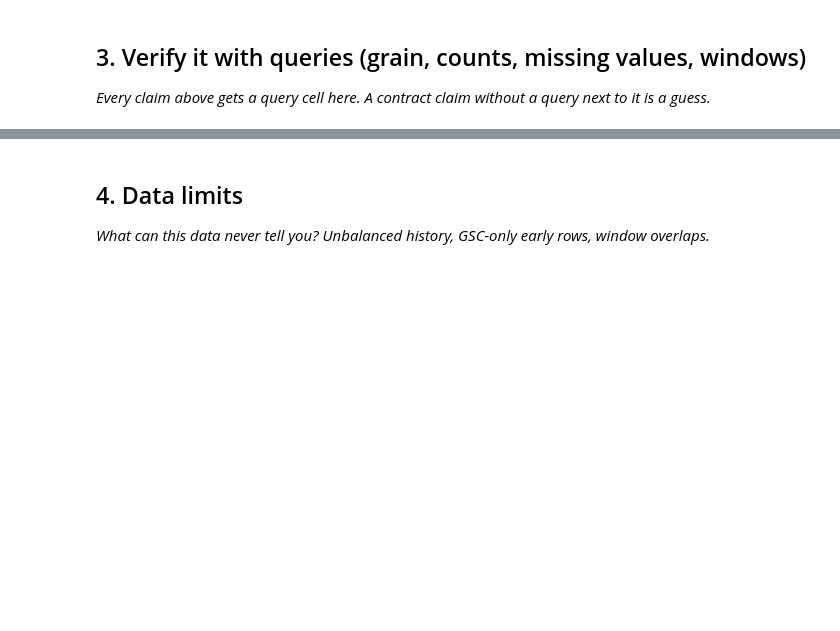
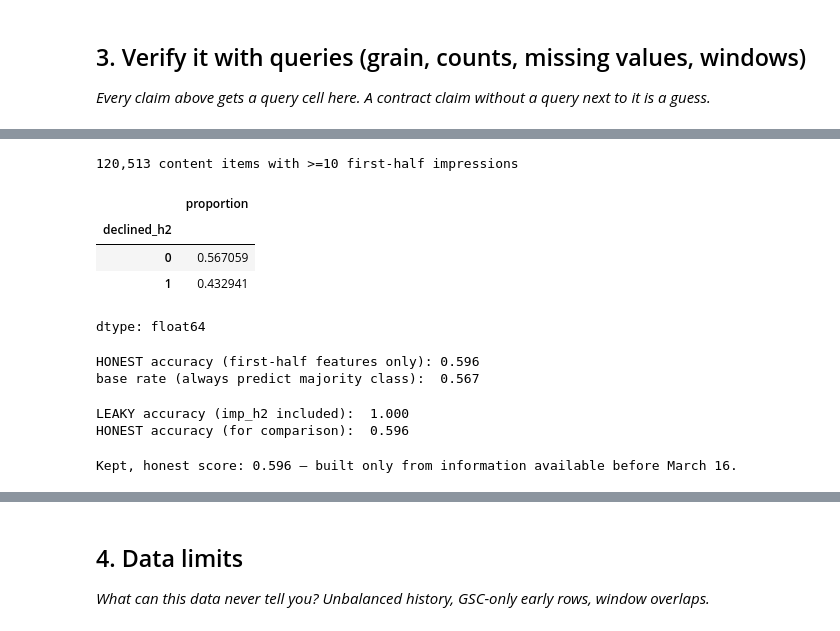
Before and after one commit to yumna-09/FlyRank-ML-Internship, a Jupyter notebook: work/notebooks/w03_data_contract.ipynb, the cells around one changed output, grey strips where cells are left out. Cells and saved outputs as stored; diff of their text form; code cells hidden in the pictures; blank space fills up the shorter version.

```diff
--- a/work/notebooks/w03_data_contract.ipynb
+++ b/work/notebooks/w03_data_contract.ipynb
@@ -29,0 +208,69 @@ This skeleton is yours to fill. Work the sections **in order** — each one has
+# %%
+halves = con.sql(f"""
+    WITH h AS (
+        SELECT
+            content_hash_id,
+            SUM(CASE WHEN report_date <= DATE '2026-03-15' THEN gsc_impressions ELSE 0 END) AS imp_h1,
+            SUM(CASE WHEN report_date <= DATE '2026-03-15' THEN gsc_clicks ELSE 0 END)      AS clk_h1,
+            AVG(CASE WHEN report_date <= DATE '2026-03-15' AND gsc_avg_position > 0
+                     THEN gsc_avg_position END)                                              AS pos_h1,
+            COUNT(DISTINCT CASE WHEN report_date <= DATE '2026-03-15' AND gsc_impressions > 0
+                     THEN report_date END)                                                   AS active_h1,
+            SUM(CASE WHEN report_date > DATE '2026-03-15' THEN gsc_impressions ELSE 0 END)   AS imp_h2
+        FROM {TABLES['fact_march']}
+        GROUP BY content_hash_id
+        HAVING imp_h1 >= 10
+    )
+    SELECT h.*,
+           DATE_DIFF('day', c.content_created_date, DATE '2026-03-01') AS content_age_days_mar,
+           CASE WHEN imp_h2 < imp_h1 THEN 1 ELSE 0 END AS declined_h2
+    FROM h JOIN {TABLES['dim_content']} c USING (content_hash_id)
+""").df()
+
+print(f'{len(halves):,} content items with >=10 first-half impressions')
+halves['declined_h2'].value_counts(normalize=True)
+# %% [output]
+120,513 content items with >=10 first-half impressions
+|  | proportion |
+| declined_h2 |  |
+| 0 | 0.567059 |
+| 1 | 0.432941 |
+dtype: float64
+# %%
+from sklearn.linear_model import LogisticRegression
+from sklearn.model_selection import train_test_split
+from sklearn.metrics import accuracy_score
+
+HONEST_FEATURES = ['imp_h1', 'clk_h1', 'pos_h1', 'active_h1', 'content_age_days_mar']
+
+model_df = halves.dropna(subset=HONEST_FEATURES + ['declined_h2'])
+X, y = model_df[HONEST_FEATURES], model_df['declined_h2']
+X_tr, X_te, y_tr, y_te = train_test_split(X, y, test_size=0.25, random_state=42, stratify=y)
+
+honest_model = LogisticRegression(max_iter=1000).fit(X_tr, y_tr)
+honest_score = accuracy_score(y_te, honest_model.predict(X_te))
+print(f'HONEST accuracy (first-half features only): {honest_score:.3f}')
+print(f'base rate (always predict majority class):  {max(y_te.mean(), 1 - y_te.mean()):.3f}')
+# %% [output]
+HONEST accuracy (first-half features only): 0.596
+base rate (always predict majority class):  0.567
+# %%
+leaky_df = model_df.copy()
+LEAKY_FEATURES = HONEST_FEATURES + ['imp_h2']
+
+X_leak, y_leak = leaky_df[LEAKY_FEATURES], leaky_df['declined_h2']
+X_tr2, X_te2, y_tr2, y_te2 = train_test_split(X_leak, y_leak, test_size=0.25, random_state=42, stratify=y_leak)
+
+leaky_model = LogisticRegression(max_iter=1000).fit(X_tr2, y_tr2)
+leaky_score = accuracy_score(y_te2, leaky_model.predict(X_te2))
+print(f'LEAKY accuracy (imp_h2 included):  {leaky_score:.3f}')
+print(f'HONEST accuracy (for comparison):  {honest_score:.3f}')
+# %% [output]
+LEAKY accuracy (imp_h2 included):  1.000
+HONEST accuracy (for comparison):  0.596
+# %%
+del leaky_df, LEAKY_FEATURES, X_leak, y_leak, X_tr2, X_te2, y_tr2, y_te2, leaky_model
+FINAL_SCORE = honest_score
+print(f'Kept, honest score: {FINAL_SCORE:.3f} — built only from information available before March 16.')
+# %% [output]
+Kept, honest score: 0.596 — built only from information available before March 16.
```
Also changed, not shown: parts of 18 cells of this notebook.
